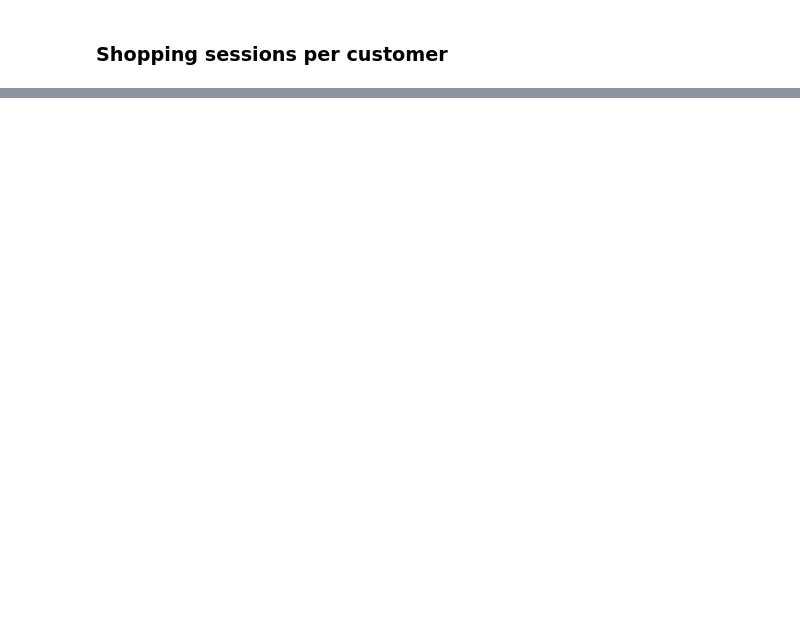
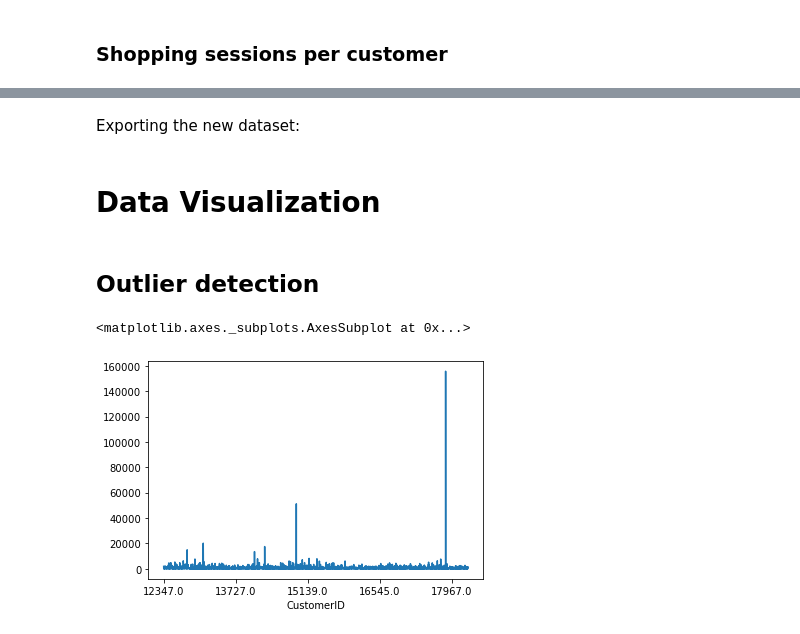
Before and after one commit to dilettagoglia/DataMining, a Jupyter notebook: task_1-2(Diletta).ipynb, the cells around one changed output, grey strips where cells are left out. Cells and saved outputs as stored; diff of their text form; code cells hidden in the pictures; blank space fills up the shorter version.

```diff
--- a/task_1-2(Diletta).ipynb
+++ b/task_1-2(Diletta).ipynb
@@ -1376,0 +1146,3 @@ customers['TotalProd'] = items.TotalProd
+# %%
+# adding CustomerCountry to the new dataset
+countries = df['CustomerCountry'].groupby(df['CustomerID']).unique()
@@ -1376,0 +1161,7 @@ customers['TotalProd'] = items.TotalProd
+# %%
+# define day mode
+period_mode = df2.groupby(['CustomerID']).agg(lambda x:x.mode()).Day
+# define dataframe
+period_mode = pd.DataFrame(period_mode)
+# add month mode to dataframe
+period_mode['Month'] = df2.groupby(['CustomerID']).agg(lambda x:x.mode()).Month
@@ -1401,0 +1205,21 @@ customers
+# %%
+from sklearn.preprocessing import MaxAbsScaler
+
+# create an abs_scaler object
+abs_scaler = MaxAbsScaler()
+
+# calculate the maximum absolute value for scaling the data using the fit method
+abs_scaler.fit(customers)
+
+# the maximum absolute values calculated by the fit method
+abs_scaler.max_abs_
+
+# transform the data using the parameters calculated by the fit method (the maximum absolute values)
+scaled_data = abs_scaler.transform(customers)
+
+# store the results in a data frame
+customers_scaled = pd.DataFrame(scaled_data, columns=customers.columns)
+customers_scaled.index = customers.index
+
+# visualize the data frame
+customers_scaled
@@ -1401,0 +1228,10 @@ customers
+# %%
+# adding categorical info from addictional indicators
+
+countries = pd.DataFrame(countries)
+customers['Country'] = countries.CustomerCountry
+
+customers['Day'] = period_mode.Day
+customers['Month'] = period_mode.Month
+
+customers
@@ -1402,3 +1253,14 @@ customers
+# %% [markdown]
+Exporting the new dataset:
 # %%
 # Exporting the new dataset in CSV format
 customers.to_csv(r'customers.csv', index = False)
+# %% [markdown]
+# Data Visualization
+# %% [markdown]
+## Outlier detection
+# %%
+customers['I'].plot()
+# %% [output]
+<matplotlib.axes._subplots.AxesSubplot at 0x...>
+[figure, added]
```
Also changed, not shown: parts of 79 cells of this notebook.
